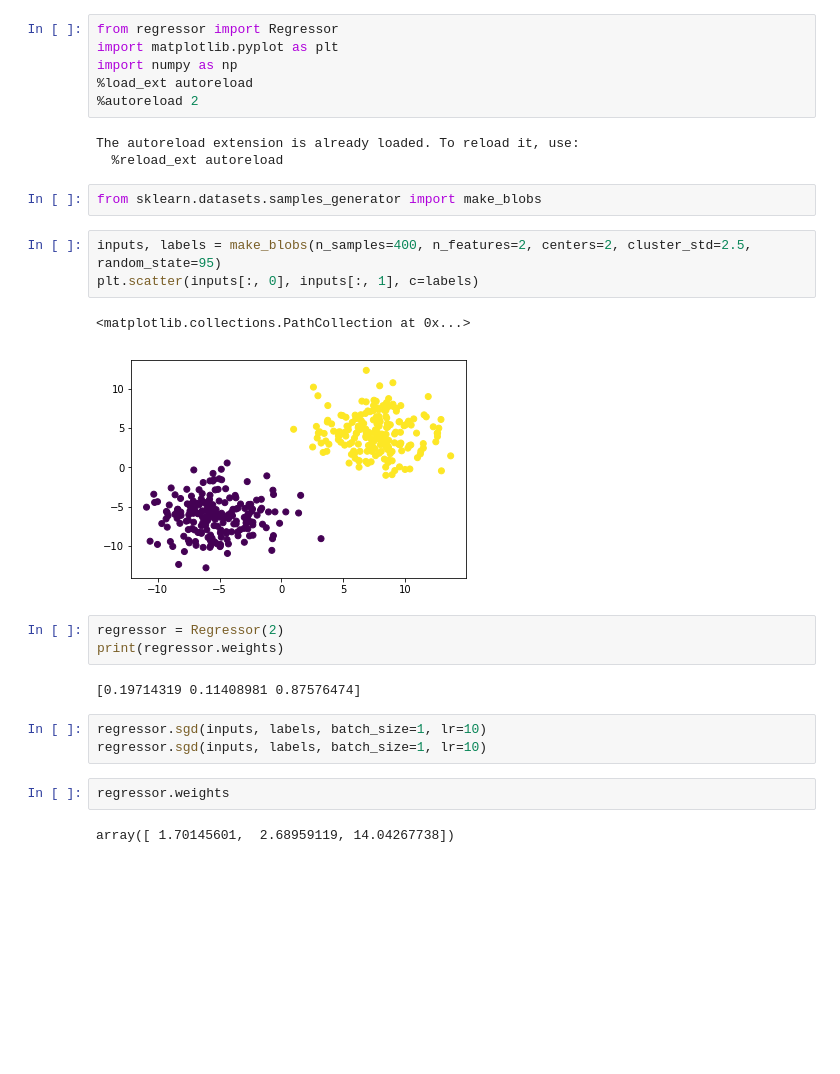
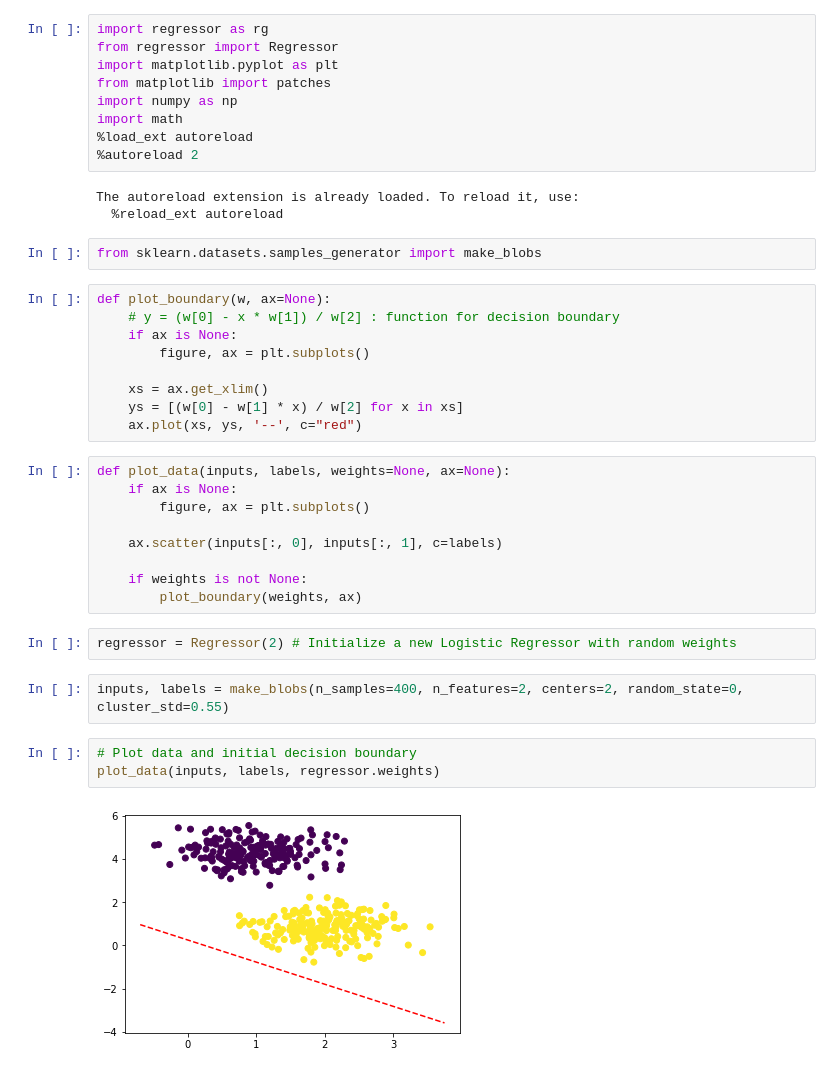
Before and after one commit to drakesvoboda/MLHomework, a Jupyter notebook: Untitled.ipynb, the cells around one changed output. Drawn from its saved outputs; the diff is of its cells as text; blank space fills up the shorter version.

```diff
--- a/Untitled.ipynb
+++ b/Untitled.ipynb
@@ -1,7 +1,10 @@
 # %%
+import regressor as rg
 from regressor import Regressor
 import matplotlib.pyplot as plt
+from matplotlib import patches
 import numpy as np
+import math
 %load_ext autoreload
 %autoreload 2
 # %% [output]
@@ -9,21 +12,30 @@ The autoreload extension is already loaded. To reload it, use:
   %reload_ext autoreload
 # %%
 from sklearn.datasets.samples_generator import make_blobs
+# %%
+def plot_boundary(w, ax=None):
+    # y = (w[0] - x * w[1]) / w[2] : function for decision boundary
+    if ax is None:
+        figure, ax = plt.subplots()
+
+    xs = ax.get_xlim()
+    ys = [(w[0] - w[1] * x) / w[2] for x in xs]
+    ax.plot(xs, ys, '--', c="red")
+# %%
+def plot_data(inputs, labels, weights=None, ax=None):
+    if ax is None:
+        figure, ax = plt.subplots()
+
+    ax.scatter(inputs[:, 0], inputs[:, 1], c=labels)
+
+    if weights is not None:
+        plot_boundary(weights, ax)
+# %%
+regressor = Regressor(2) # Initialize a new Logistic Regressor with random weights
 # %%
-inputs, labels = make_blobs(n_samples=400, n_features=2, centers=2, cluster_std=2.5, random_state=95)
-plt.scatter(inputs[:, 0], inputs[:, 1], c=labels)
+inputs, labels = make_blobs(n_samples=400, n_features=2, centers=2, random_state=0, cluster_std=0.55)
-# %% [output]
-<matplotlib.collections.PathCollection at 0x...>
-[figure, removed]
-# %%
-regressor = Regressor(2)
-print(regressor.weights)
-# %% [output]
-[0.19714319 0.11408981 0.87576474]
-# %%
-regressor.sgd(inputs, labels, batch_size=1, lr=10)
-regressor.sgd(inputs, labels, batch_size=1, lr=10)
-# %%
-regressor.weights
-# %% [output]
-array([ 1.70145601,  2.68959119, 14.04267738])
+# %%
+# Plot data and initial decision boundary
+plot_data(inputs, labels, regressor.weights)
+# %% [output]
+[figure, added]
```
Also changed, not shown: parts of 17 cells of this notebook, 8 other files.
